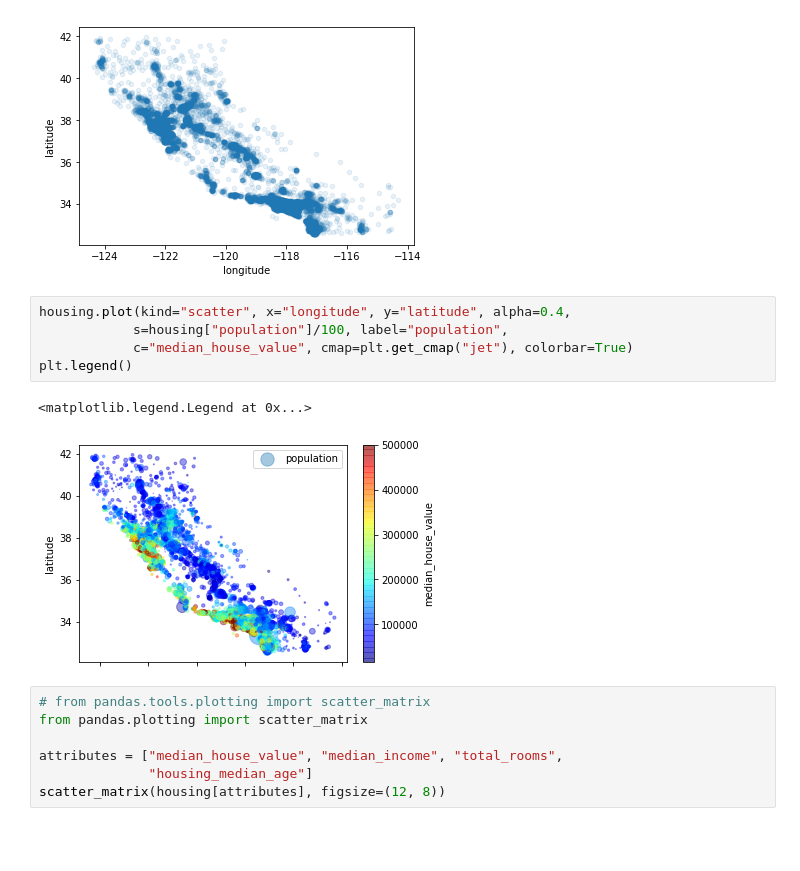
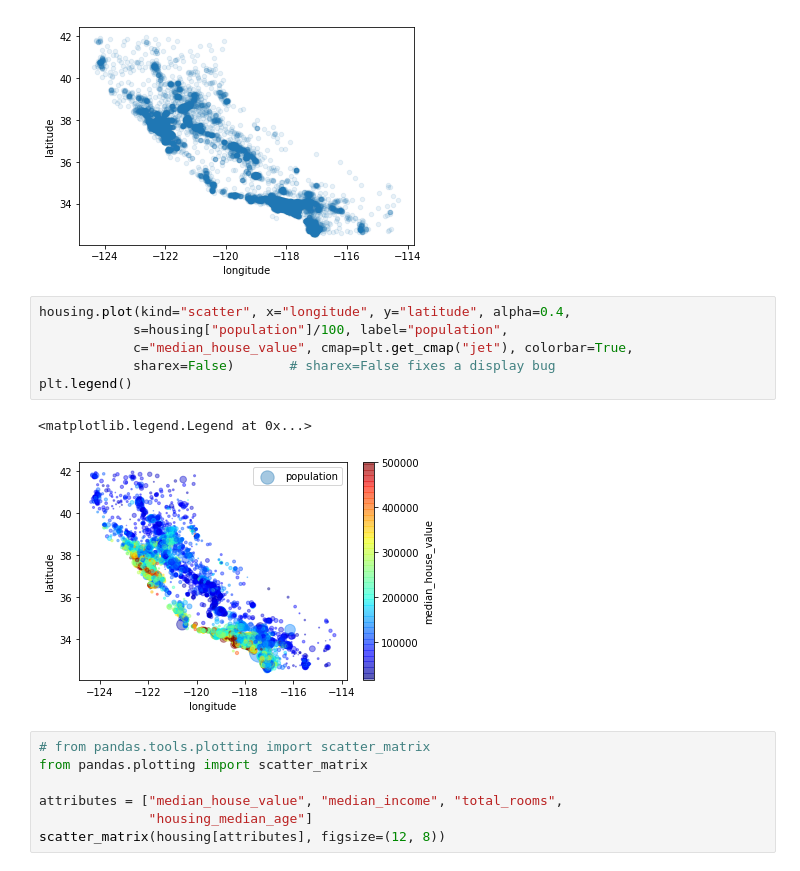
Before and after one commit to HaelC/Hands-on_ML, a Jupyter notebook: Chapter 2/Sample Code.ipynb, the cells around one changed output. Drawn from its saved outputs; the diff is of its cells as text; blank space fills up the shorter version.

```diff
--- a/Chapter 2/Sample Code.ipynb
+++ b/Chapter 2/Sample Code.ipynb
@@ -153,11 +180,12 @@ housing.plot(kind="scatter", x="longitude", y="latitude", alpha=0.1)
 # %%
 housing.plot(kind="scatter", x="longitude", y="latitude", alpha=0.4,
             s=housing["population"]/100, label="population",
-            c="median_house_value", cmap=plt.get_cmap("jet"), colorbar=True)
+            c="median_house_value", cmap=plt.get_cmap("jet"), colorbar=True,
+            sharex=False)       # sharex=False fixes a display bug
 plt.legend()
 # %% [output]
 <matplotlib.legend.Legend at 0x...>
-[figure, old version]
+[figure, new version]
 # %%
 # from pandas.tools.plotting import scatter_matrix
 from pandas.plotting import scatter_matrix
```
Also changed, not shown: parts of 20 cells of this notebook, 1 other file.
